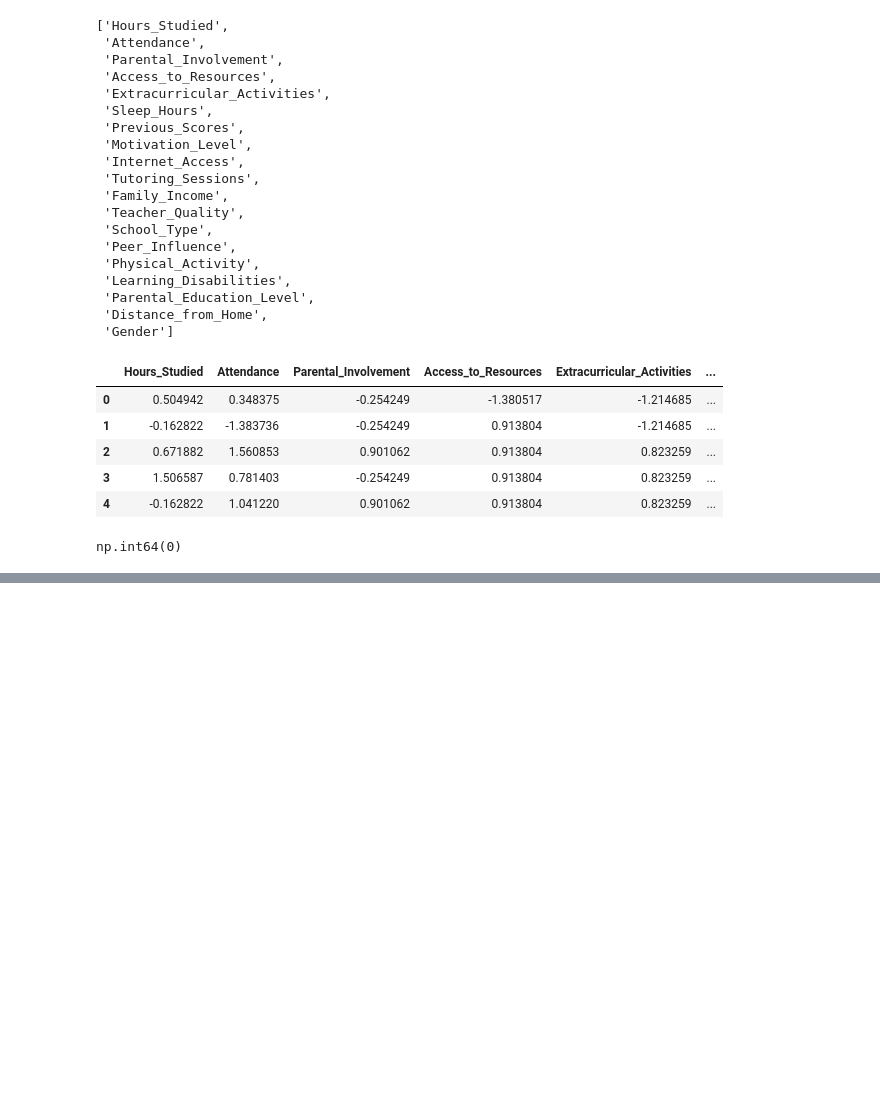
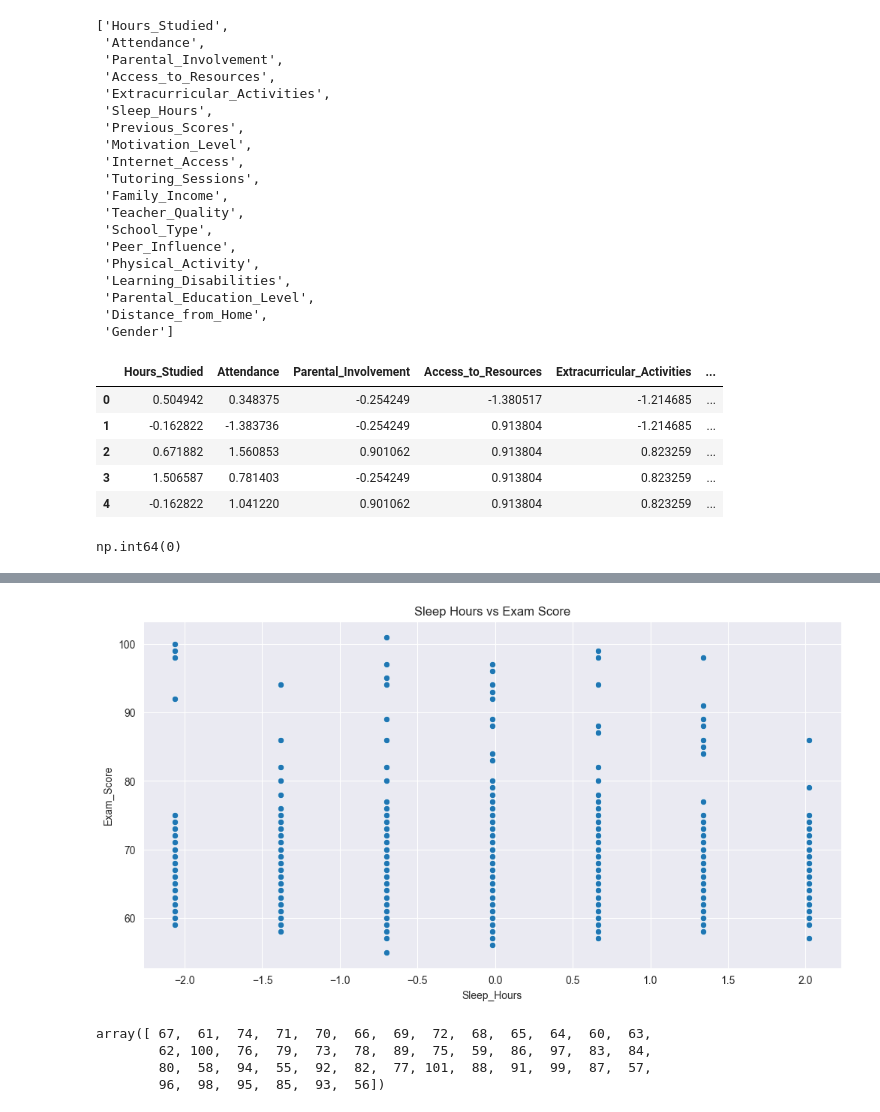
Before and after one commit to lucaskojo02/Students_Performance_Data_Analysis, a Jupyter notebook: Untitled17.ipynb, the cells around one changed output, grey strips where cells are left out. Drawn from its saved outputs; the diff is of its cells as text; code cells hidden in the pictures; blank space fills up the shorter version.

```diff
--- a/Untitled17.ipynb
+++ b/Untitled17.ipynb
@@ -186,0 +238,15 @@ np.int64(0)
+# %%
+plt.figure(figsize=(12,6))
+plt.title("Sleep Hours vs Exam Score")
+sns.set_style("darkgrid")
+sns.scatterplot(x=student_performance['Sleep_Hours'], y=student_performance['Exam_Score'])
+plt.show()
+# %% [output]
+[figure, added]
+# %%
+student_performance['Exam_Score'].unique()
+# %% [output]
+array([ 67,  61,  74,  71,  70,  66,  69,  72,  68,  65,  64,  60,  63,
+        62, 100,  76,  79,  73,  78,  89,  75,  59,  86,  97,  83,  84,
+        80,  58,  94,  55,  92,  82,  77, 101,  88,  91,  99,  87,  57,
+        96,  98,  95,  85,  93,  56])
```
Also changed, not shown: parts of 7 cells of this notebook.
